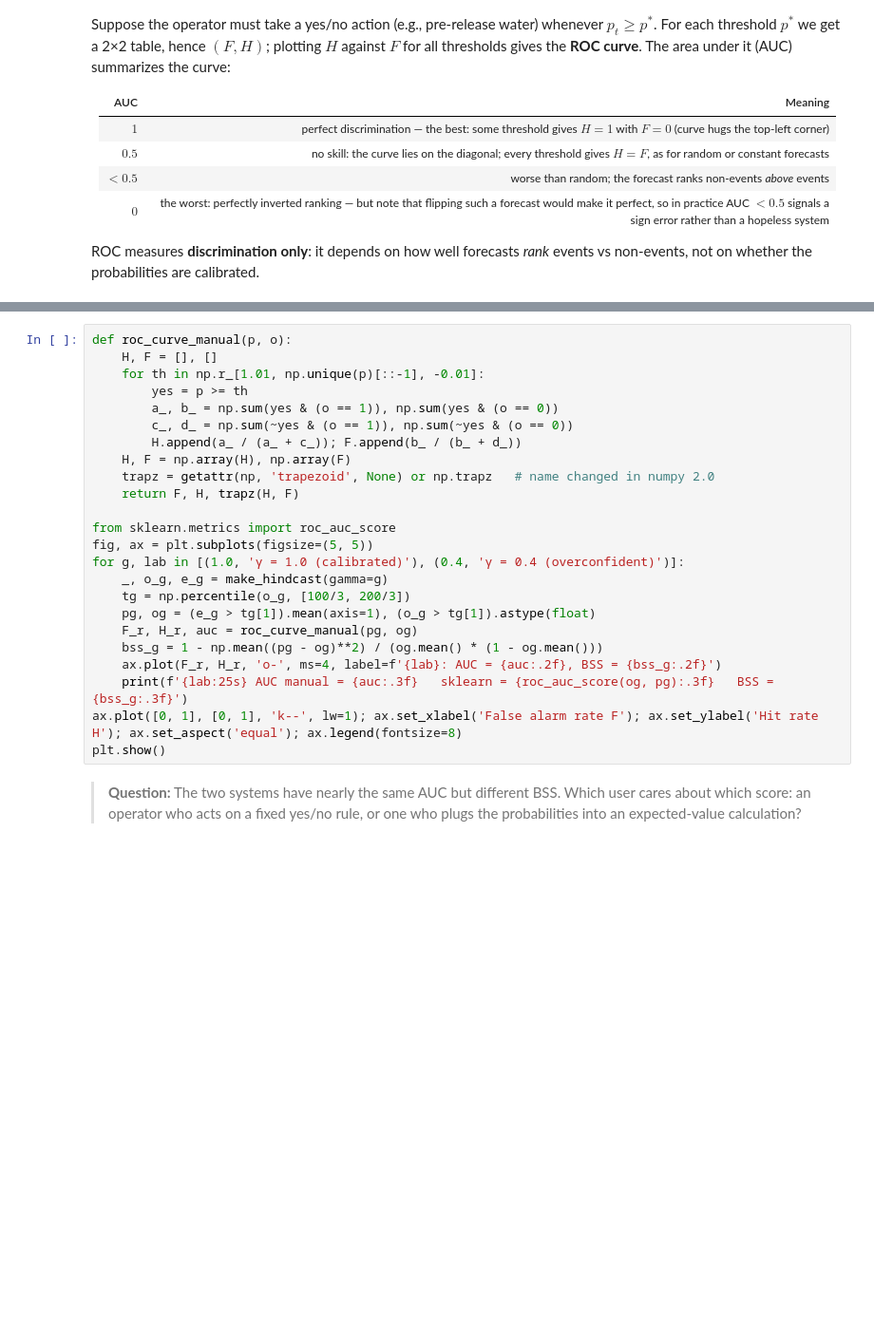
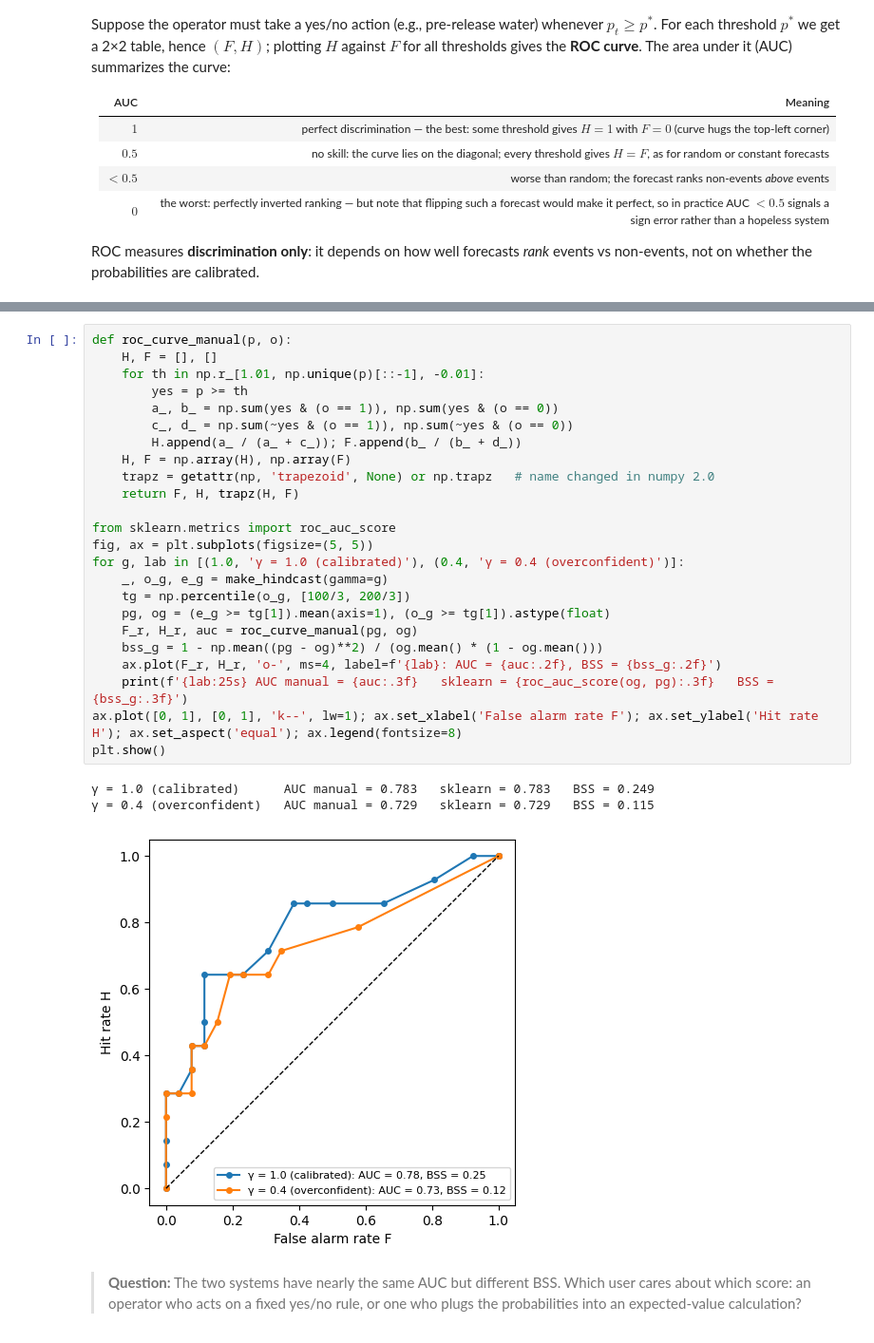
Before and after one commit to hc2x/civl7740, a Jupyter notebook: tutorial-forecast-verification.ipynb, the cells around one changed output, grey strips where cells are left out. Shown at 95% size. Drawn from its saved outputs; the diff is of its cells as text; blank space fills up the shorter version.

```diff
--- a/tutorial-forecast-verification.ipynb
+++ b/tutorial-forecast-verification.ipynb
@@ -613,27 +829,31 @@ ROC measures **discrimination only**: it depends on how well forecasts *rank* ev
 # %%
 def roc_curve_manual(p, o):
     H, F = [], []
     for th in np.r_[1.01, np.unique(p)[::-1], -0.01]:
         yes = p >= th
         a_, b_ = np.sum(yes & (o == 1)), np.sum(yes & (o == 0))
         c_, d_ = np.sum(~yes & (o == 1)), np.sum(~yes & (o == 0))
         H.append(a_ / (a_ + c_)); F.append(b_ / (b_ + d_))
     H, F = np.array(H), np.array(F)
     trapz = getattr(np, 'trapezoid', None) or np.trapz   # name changed in numpy 2.0
     return F, H, trapz(H, F)
 
 from sklearn.metrics import roc_auc_score
 fig, ax = plt.subplots(figsize=(5, 5))
 for g, lab in [(1.0, 'γ = 1.0 (calibrated)'), (0.4, 'γ = 0.4 (overconfident)')]:
     _, o_g, e_g = make_hindcast(gamma=g)
     tg = np.percentile(o_g, [100/3, 200/3])
-    pg, og = (e_g > tg[1]).mean(axis=1), (o_g > tg[1]).astype(float)
+    pg, og = (e_g >= tg[1]).mean(axis=1), (o_g >= tg[1]).astype(float)
     F_r, H_r, auc = roc_curve_manual(pg, og)
     bss_g = 1 - np.mean((pg - og)**2) / (og.mean() * (1 - og.mean()))
     ax.plot(F_r, H_r, 'o-', ms=4, label=f'{lab}: AUC = {auc:.2f}, BSS = {bss_g:.2f}')
     print(f'{lab:25s} AUC manual = {auc:.3f}   sklearn = {roc_auc_score(og, pg):.3f}   BSS = {bss_g:.3f}')
 ax.plot([0, 1], [0, 1], 'k--', lw=1); ax.set_xlabel('False alarm rate F'); ax.set_ylabel('Hit rate H'); ax.set_aspect('equal'); ax.legend(fontsize=8)
 plt.show()
+# %% [output]
+γ = 1.0 (calibrated)      AUC manual = 0.783   sklearn = 0.783   BSS = 0.249
+γ = 0.4 (overconfident)   AUC manual = 0.729   sklearn = 0.729   BSS = 0.115
+[figure, added]
 # %% [markdown]
 > **Question:** The two systems have nearly the same AUC but different BSS. Which user cares about which score: an operator who acts on a fixed yes/no rule, or one who plugs the probabilities into an expected-value calculation?
 # %% [markdown]
```
Also changed, not shown: parts of 23 cells of this notebook.
